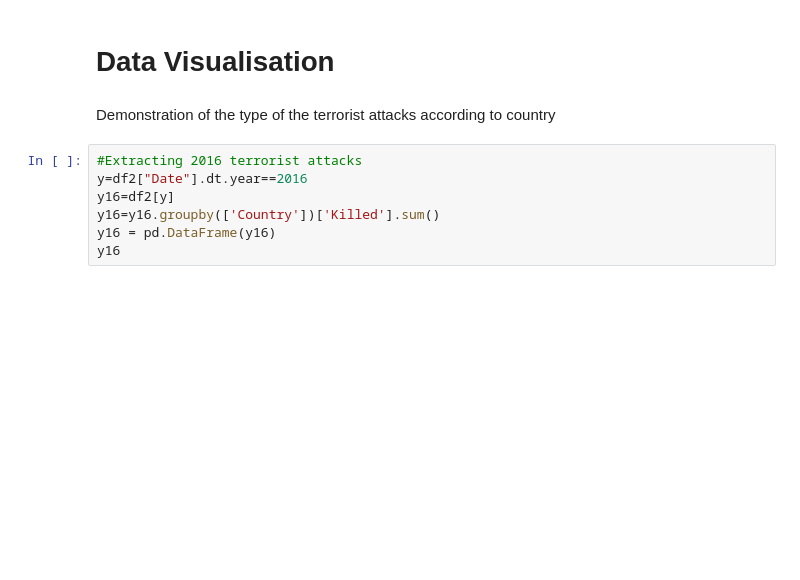
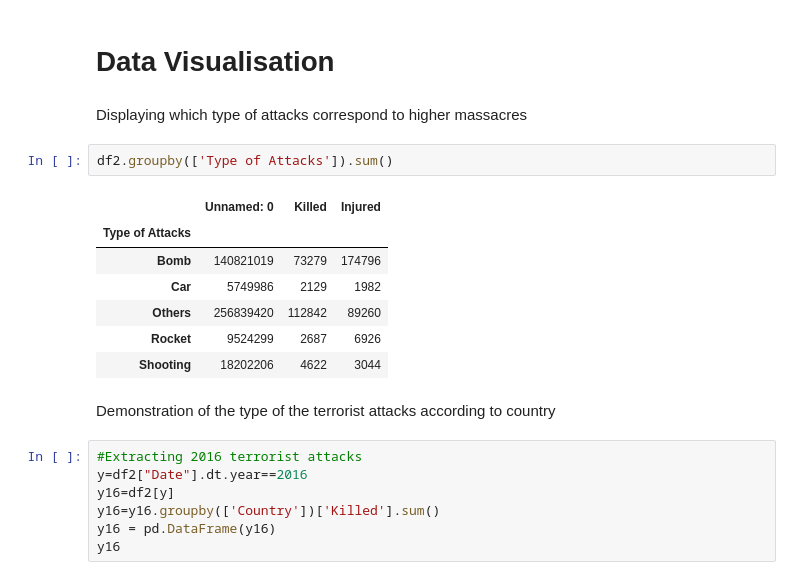
Before and after one commit to ekomurcu/terrorism-analysis, a Jupyter notebook: Terrorism-Happiness-Analysis.ipynb, the cells around one changed output. Cells and saved outputs as stored; diff of their text form; blank space fills up the shorter version.

```diff
--- a/Terrorism-Happiness-Analysis.ipynb
+++ b/Terrorism-Happiness-Analysis.ipynb
@@ -233,5 +353,17 @@ Extracting the type of terrorist attacks into descriptors such as bomb, rocket,
 # %% [markdown]
 # Data Visualisation
+# %% [markdown]
+Displaying which type of attacks correspond to higher massacres
+# %%
+df2.groupby(['Type of Attacks']).sum()
+# %% [output]
+|  | Unnamed: 0 | Killed | Injured |
+| Type of Attacks |  |  |  |
+| Bomb | 140821019 | 73279 | 174796 |
+| Car | 5749986 | 2129 | 1982 |
+| Others | 256839420 | 112842 | 89260 |
+| Rocket | 9524299 | 2687 | 6926 |
+| Shooting | 18202206 | 4622 | 3044 |
 # %% [markdown]
 Demonstration of the type of the terrorist attacks according to country
 # %%
```
Also changed, not shown: parts of 14 cells of this notebook.
